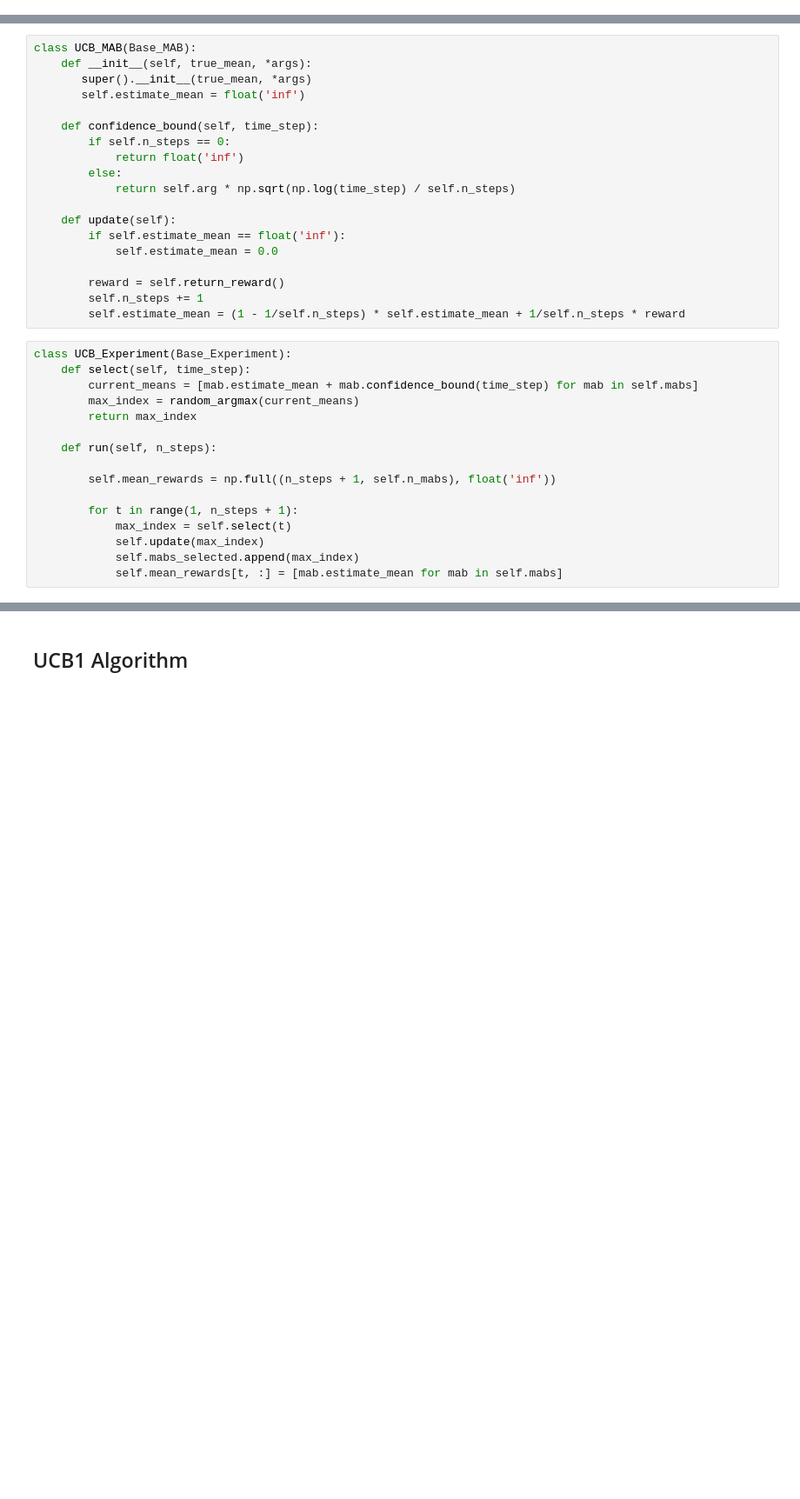
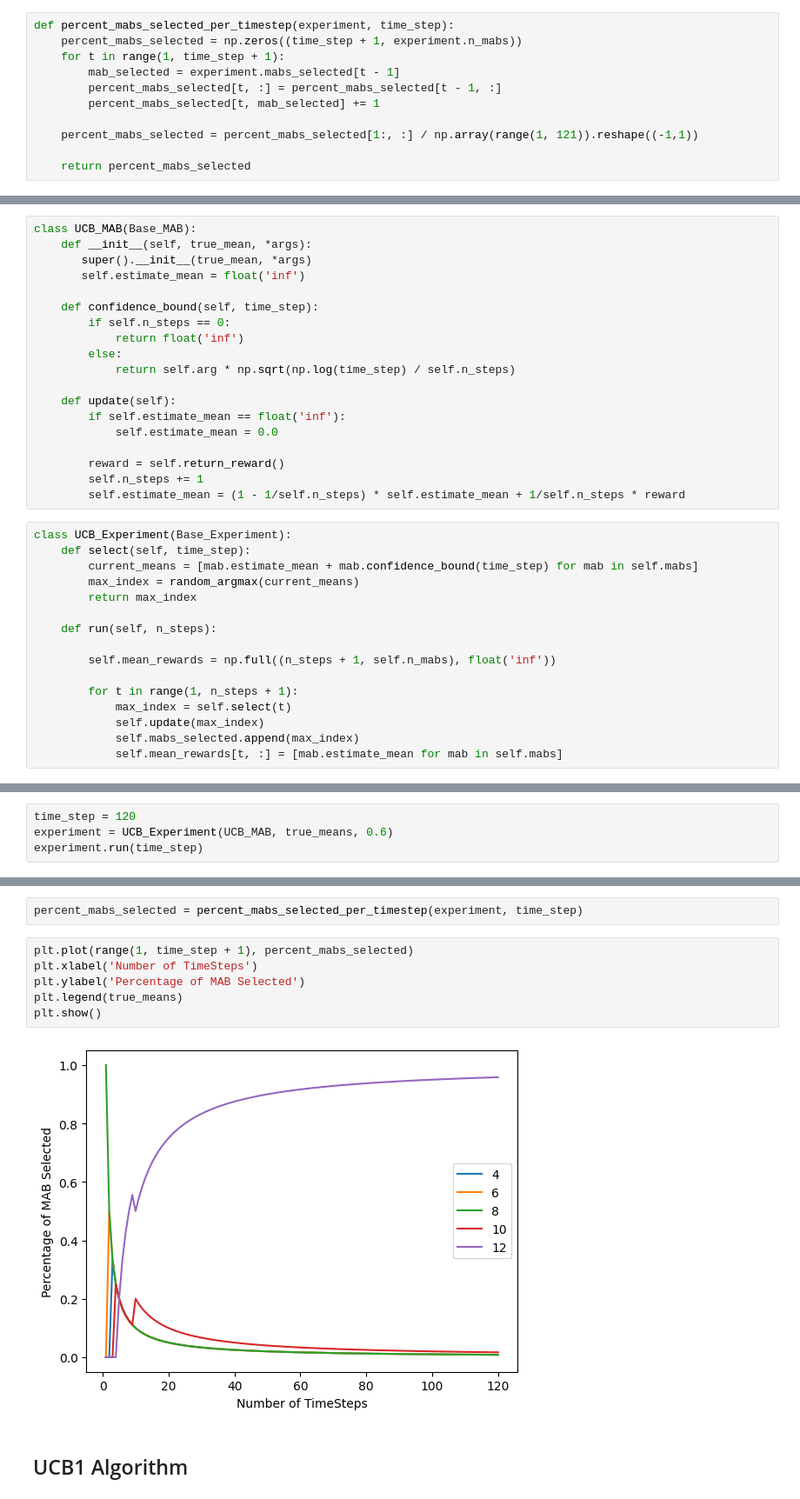
Before and after one commit to JohnYCLam/MachineLearning, a Jupyter notebook: Reinforcement_Learning_Multi_armed_Bandit.ipynb, the cells around one changed output, grey strips where cells are left out. Shown at 87% size. Cells and saved outputs as stored; diff of their text form; blank space fills up the shorter version.

```diff
--- a/Reinforcement_Learning_Multi_armed_Bandit.ipynb
+++ b/Reinforcement_Learning_Multi_armed_Bandit.ipynb
@@ -109,6 +109,17 @@ def run_epochs(Experiment, MAB, true_means, epoch_length = 30, epochs = 50, **kw
             percent_optimal_mab_selected_per_param.append(percent_optimal_mab_selected/epoch_length)
 
     return mean_rewards_per_param, percent_optimal_mab_selected_per_param
+# %%
+def percent_mabs_selected_per_timestep(experiment, time_step):
+    percent_mabs_selected = np.zeros((time_step + 1, experiment.n_mabs))
+    for t in range(1, time_step + 1):
+        mab_selected = experiment.mabs_selected[t - 1]
+        percent_mabs_selected[t, :] = percent_mabs_selected[t - 1, :]
+        percent_mabs_selected[t, mab_selected] += 1
+
+    percent_mabs_selected = percent_mabs_selected[1:, :] / np.array(range(1, 121)).reshape((-1,1))
+
+    return percent_mabs_selected
 # %%
 true_means = [k*2 + 2 for k in range(1, 6)]
 # %% [markdown]
@@ -350,0 +362,4 @@ plt.show()
+# %%
+time_step = 120
+experiment = UCB_Experiment(UCB_MAB, true_means, 0.6)
+experiment.run(time_step)
@@ -351,3 +370,13 @@ plt.show()
+# %%
+percent_mabs_selected = percent_mabs_selected_per_timestep(experiment, time_step)
+# %%
+plt.plot(range(1, time_step + 1), percent_mabs_selected)
+plt.xlabel('Number of TimeSteps')
+plt.ylabel('Percentage of MAB Selected')
+plt.legend(true_means)
+plt.show()
+# %% [output]
+[figure, added]
 # %% [markdown]
 ## UCB1 Algorithm
 # %%
```
Also changed, not shown: parts of 13 cells of this notebook.
